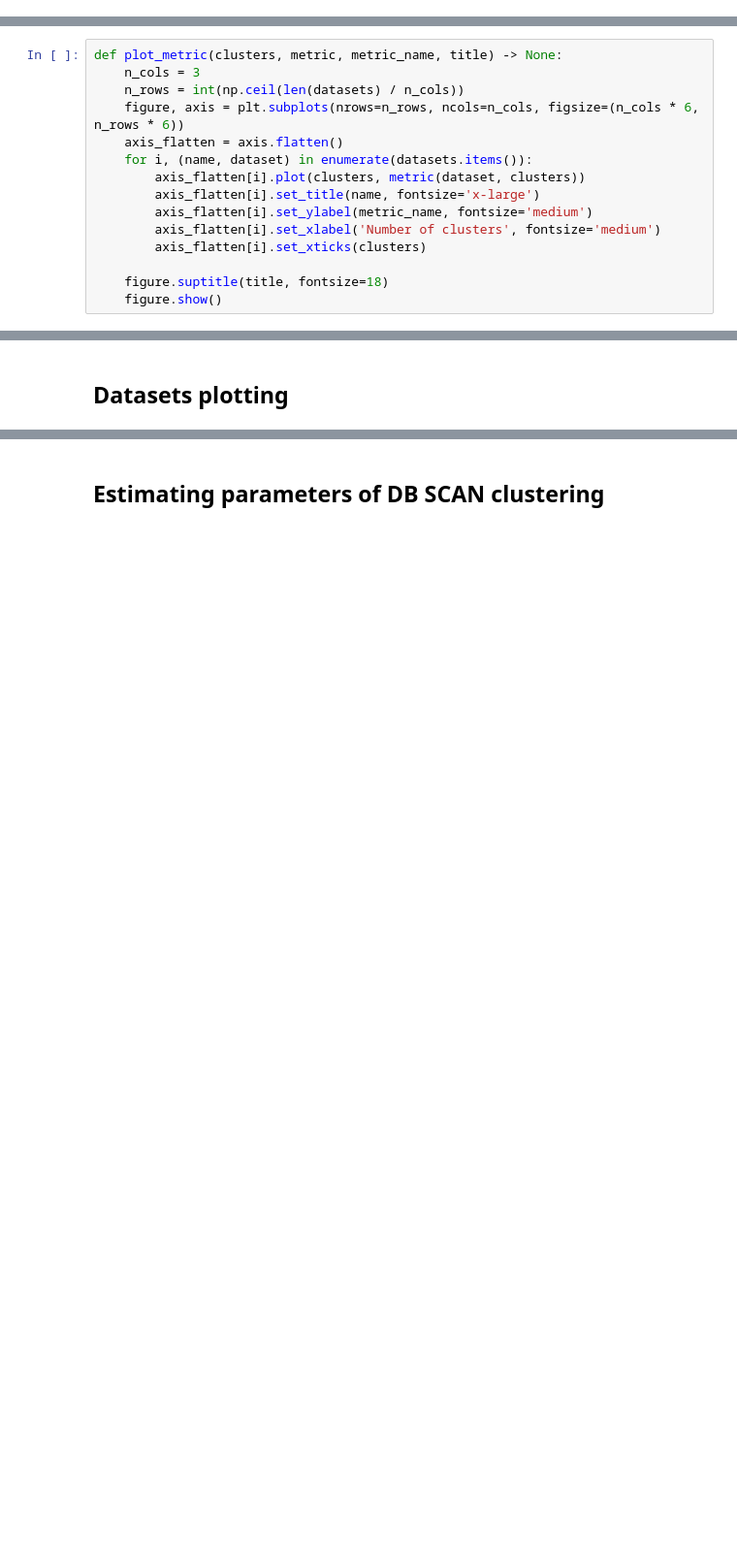
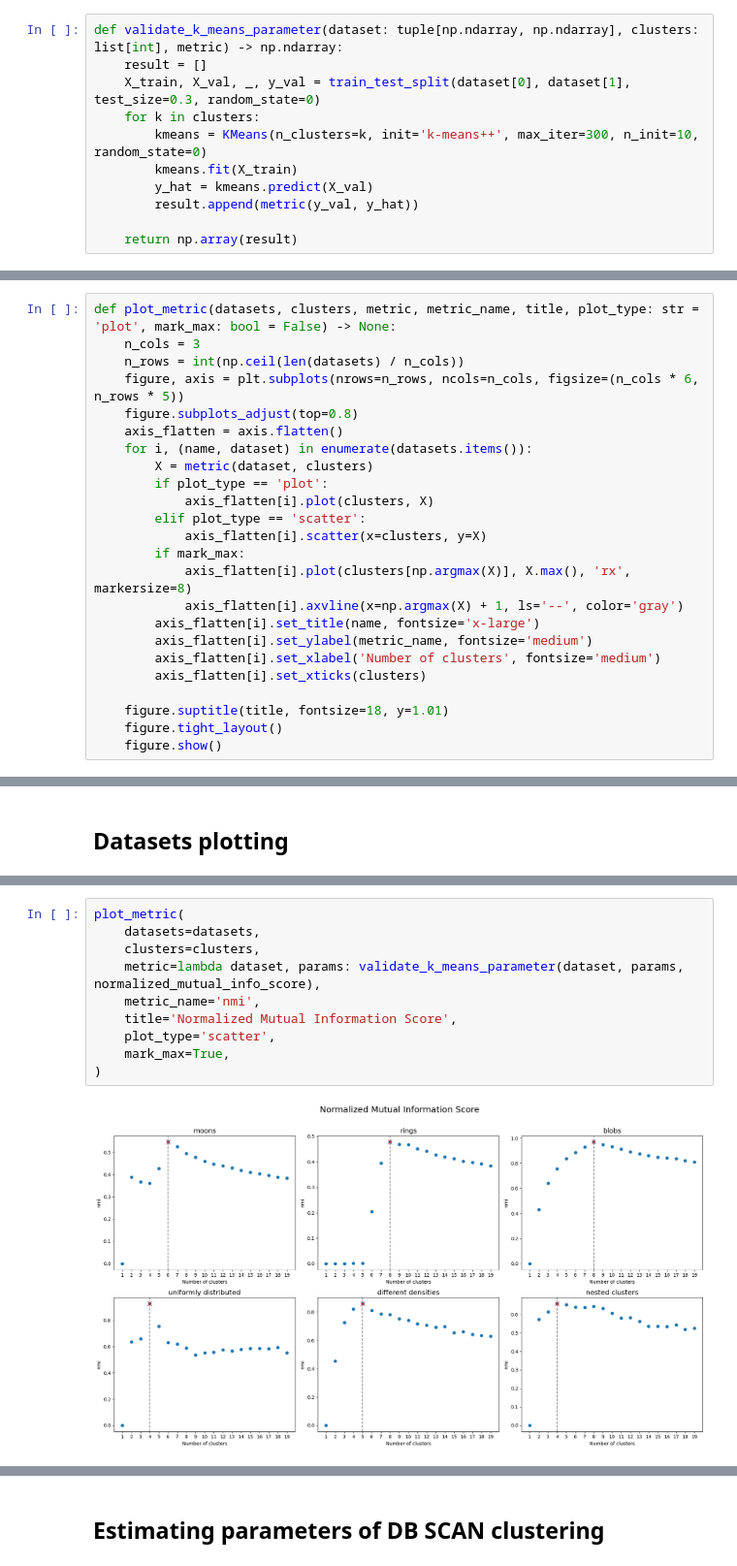
Before and after one commit to mma-dev-92/streamlit-app, a Jupyter notebook: clustering_params.ipynb, the cells around one changed output, grey strips where cells are left out. Shown at 97% size. Drawn from its saved outputs; the diff is of its cells as text; blank space fills up the shorter version.

```diff
--- a/clustering_params.ipynb
+++ b/clustering_params.ipynb
@@ -11,3 +35,14 @@ datasets = get_datasets()
 # %%
 clusters = list(range(1, 20))
+# %%
+def validate_k_means_parameter(dataset: tuple[np.ndarray, np.ndarray], clusters: list[int], metric) -> np.ndarray:
+    result = []
+    X_train, X_val, _, y_val = train_test_split(dataset[0], dataset[1], test_size=0.3, random_state=0)
+    for k in clusters:
+        kmeans = KMeans(n_clusters=k, init='k-means++', max_iter=300, n_init=10, random_state=0)
+        kmeans.fit(X_train)
+        y_hat = kmeans.predict(X_val)
+        result.append(metric(y_val, y_hat))
+
+    return np.array(result)
 # %%
@@ -33,15 +143,24 @@ def compute_silhouette(dataset: np.ndarray, clusters: list[int]) -> list[int]:
 # %%
-def plot_metric(clusters, metric, metric_name, title) -> None:
+def plot_metric(datasets, clusters, metric, metric_name, title, plot_type: str = 'plot', mark_max: bool = False) -> None:
     n_cols = 3
     n_rows = int(np.ceil(len(datasets) / n_cols))
-    figure, axis = plt.subplots(nrows=n_rows, ncols=n_cols, figsize=(n_cols * 6, n_rows * 6))
+    figure, axis = plt.subplots(nrows=n_rows, ncols=n_cols, figsize=(n_cols * 6, n_rows * 5))
+    figure.subplots_adjust(top=0.8)
     axis_flatten = axis.flatten()
     for i, (name, dataset) in enumerate(datasets.items()):
-        axis_flatten[i].plot(clusters, metric(dataset, clusters))
+        X = metric(dataset, clusters)
+        if plot_type == 'plot':
+            axis_flatten[i].plot(clusters, X)
+        elif plot_type == 'scatter':
+            axis_flatten[i].scatter(x=clusters, y=X)
+        if mark_max:
+            axis_flatten[i].plot(clusters[np.argmax(X)], X.max(), 'rx', markersize=8)
+            axis_flatten[i].axvline(x=np.argmax(X) + 1, ls='--', color='gray')
         axis_flatten[i].set_title(name, fontsize='x-large')
         axis_flatten[i].set_ylabel(metric_name, fontsize='medium')
         axis_flatten[i].set_xlabel('Number of clusters', fontsize='medium')
         axis_flatten[i].set_xticks(clusters)
 
-    figure.suptitle(title, fontsize=18)
+    figure.suptitle(title, fontsize=18, y=1.01)
+    figure.tight_layout()
     figure.show()
@@ -66,0 +213,12 @@ figure.show()
+# %%
+plot_metric(
+    datasets=datasets,
+    clusters=clusters,
+    metric=lambda dataset, params: validate_k_means_parameter(dataset, params, normalized_mutual_info_score),
+    metric_name='nmi',
+    title='Normalized Mutual Information Score',
+    plot_type='scatter',
+    mark_max=True,
+)
+# %% [output]
+[figure, added]
```
Also changed, not shown: parts of 27 cells of this notebook, 3 other files.
